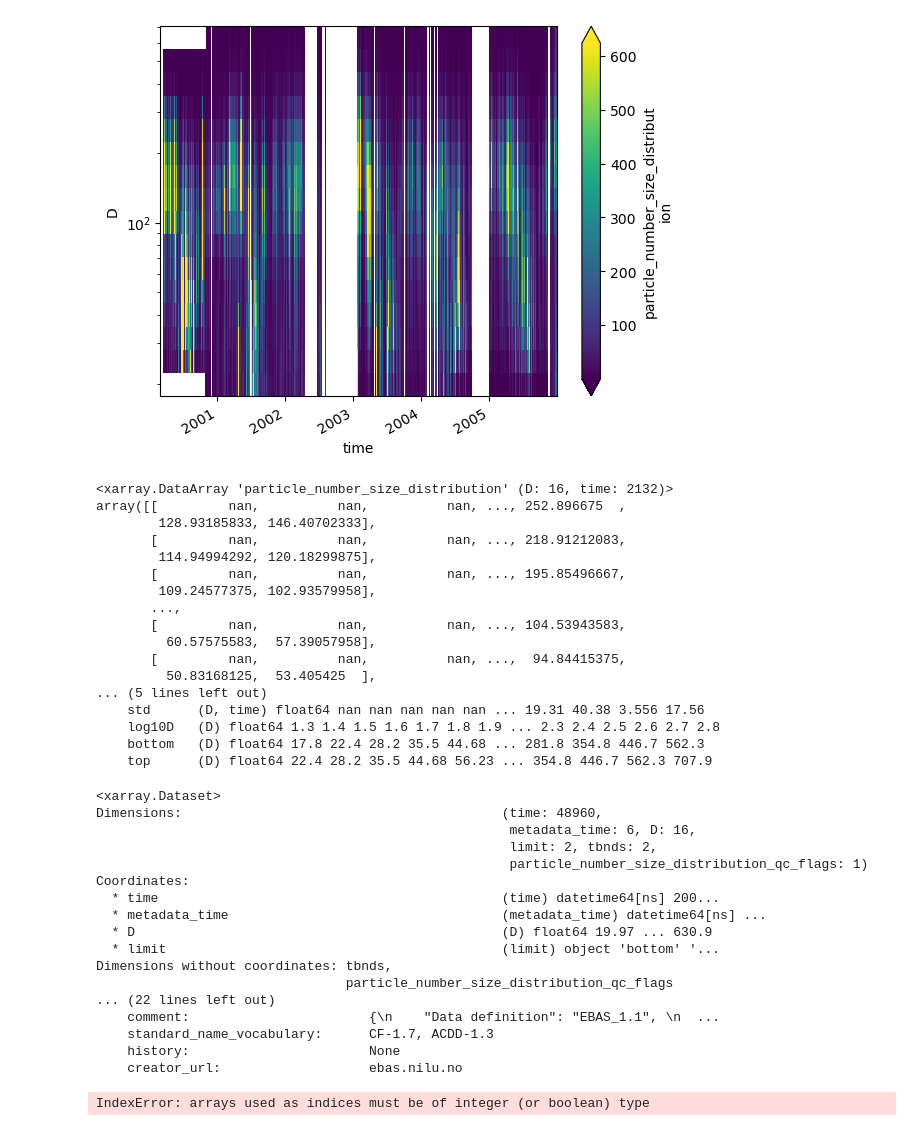
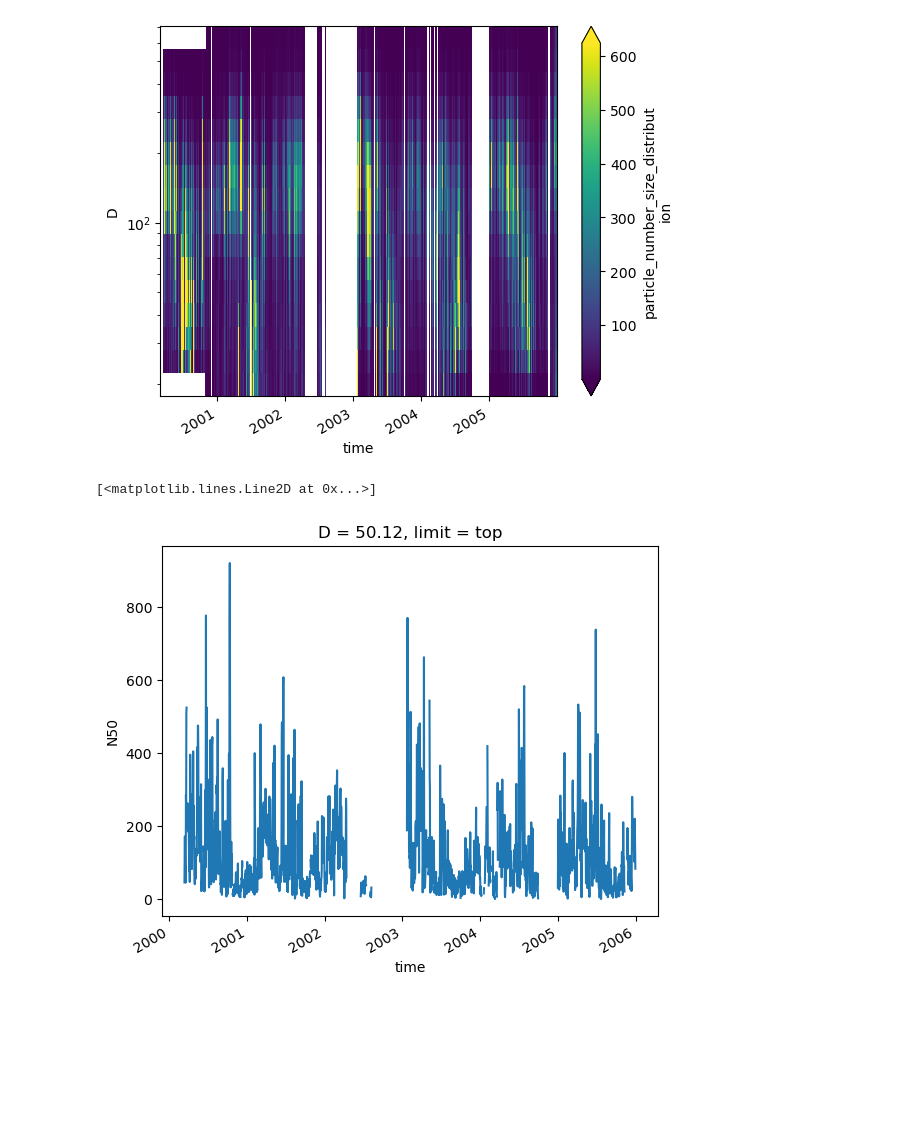
Before and after one commit to eScience-course/-Tjaernoe2022-group1, a Jupyter notebook: notebooks/Stefan/Full Sulphate Data.ipynb, the cells around one changed output. Cells and saved outputs as stored; diff of their text form; code cells hidden in the pictures; blank space fills up the shorter version.

```diff
--- a/notebooks/Stefan/Full Sulphate Data.ipynb
+++ b/notebooks/Stefan/Full Sulphate Data.ipynb
@@ -362,8 +361,9 @@ daily2008['std'].plot(robust=True,yscale='log')
 # %% [output]
 <matplotlib.collections.QuadMesh at 0x...>
 [figure]
+# %%
+daily2006 = dsmf06.resample(time='d').mean('time')
+daily2000 = dsmf00.resample(time='d').mean('time')
 # %%
-daily2006['particle_number_size_distribution'] = dsmf06['particle_number_size_distribution'].resample(time='d').mean('time')
 daily2006['std'] = dsmf06['particle_number_size_distribution'].resample(time='d').std('time')
-daily2000['particle_number_size_distribution'] = dsmf00['particle_number_size_distribution'].resample(time='d').mean('time')
 daily2000['std'] = dsmf00['particle_number_size_distribution'].resample(time='d').std('time')
@@ -377,47 +417,12 @@ daily2000['particle_number_size_distribution'].plot(robust=True, yscale = 'log')
 # %% [output]
 <matplotlib.collections.QuadMesh at 0x...>
 [figure]
-# %%
-daily2000.compute()
-# %% [output]
-<xarray.DataArray 'particle_number_size_distribution' (D: 16, time: 2132)>
-array([[         nan,          nan,          nan, ..., 252.896675  ,
-        128.93185833, 146.40702333],
-       [         nan,          nan,          nan, ..., 218.91212083,
-        114.94994292, 120.18299875],
-       [         nan,          nan,          nan, ..., 195.85496667,
-        109.24577375, 102.93579958],
-       ...,
-       [         nan,          nan,          nan, ..., 104.53943583,
-         60.57575583,  57.39057958],
-       [         nan,          nan,          nan, ...,  94.84415375,
-         50.83168125,  53.405425  ],
-... (5 lines left out)
-    std      (D, time) float64 nan nan nan nan nan ... 19.31 40.38 3.556 17.56
-    log10D   (D) float64 1.3 1.4 1.5 1.6 1.7 1.8 1.9 ... 2.3 2.4 2.5 2.6 2.7 2.8
-    bottom   (D) float64 17.8 22.4 28.2 35.5 44.68 ... 281.8 354.8 446.7 562.3
-    top      (D) float64 22.4 28.2 35.5 44.68 56.23 ... 354.8 446.7 562.3 707.9
-# %%
-dsmf00.compute()
-# %% [output]
-<xarray.Dataset>
-Dimensions:                                         (time: 48960,
-                                                     metadata_time: 6, D: 16,
-                                                     limit: 2, tbnds: 2,
-                                                     particle_number_size_distribution_qc_flags: 1)
-Coordinates:
-  * time                                            (time) datetime64[ns] 200...
-  * metadata_time                                   (metadata_time) datetime64[ns] ...
-  * D                                               (D) float64 19.97 ... 630.9
-  * limit                                           (limit) object 'bottom' '...
-Dimensions without coordinates: tbnds,
-                                particle_number_size_distribution_qc_flags
-... (22 lines left out)
-    comment:                       {\n    "Data definition": "EBAS_1.1", \n  ...
-    standard_name_vocabulary:      CF-1.7, ACDD-1.3
-    history:                       None
-    creator_url:                   ebas.nilu.no
+# %%
+ds_Nx_2000 =xr.Dataset()
 # %%
-DN50_2000 = compute_Nx_ebas_cleaned(daily2000, x=50)
+ds_Nx_2000['N50'] = compute_Nx_ebas_cleaned(daily2000, x=50)
-# %% [output]
-IndexError: arrays used as indices must be of integer (or boolean) type
+# %%
+ds_Nx_2000['N50'].plot()
+# %% [output]
+[<matplotlib.lines.Line2D at 0x...>]
+[figure, added]
```
Also changed, not shown: parts of 16 cells of this notebook.
